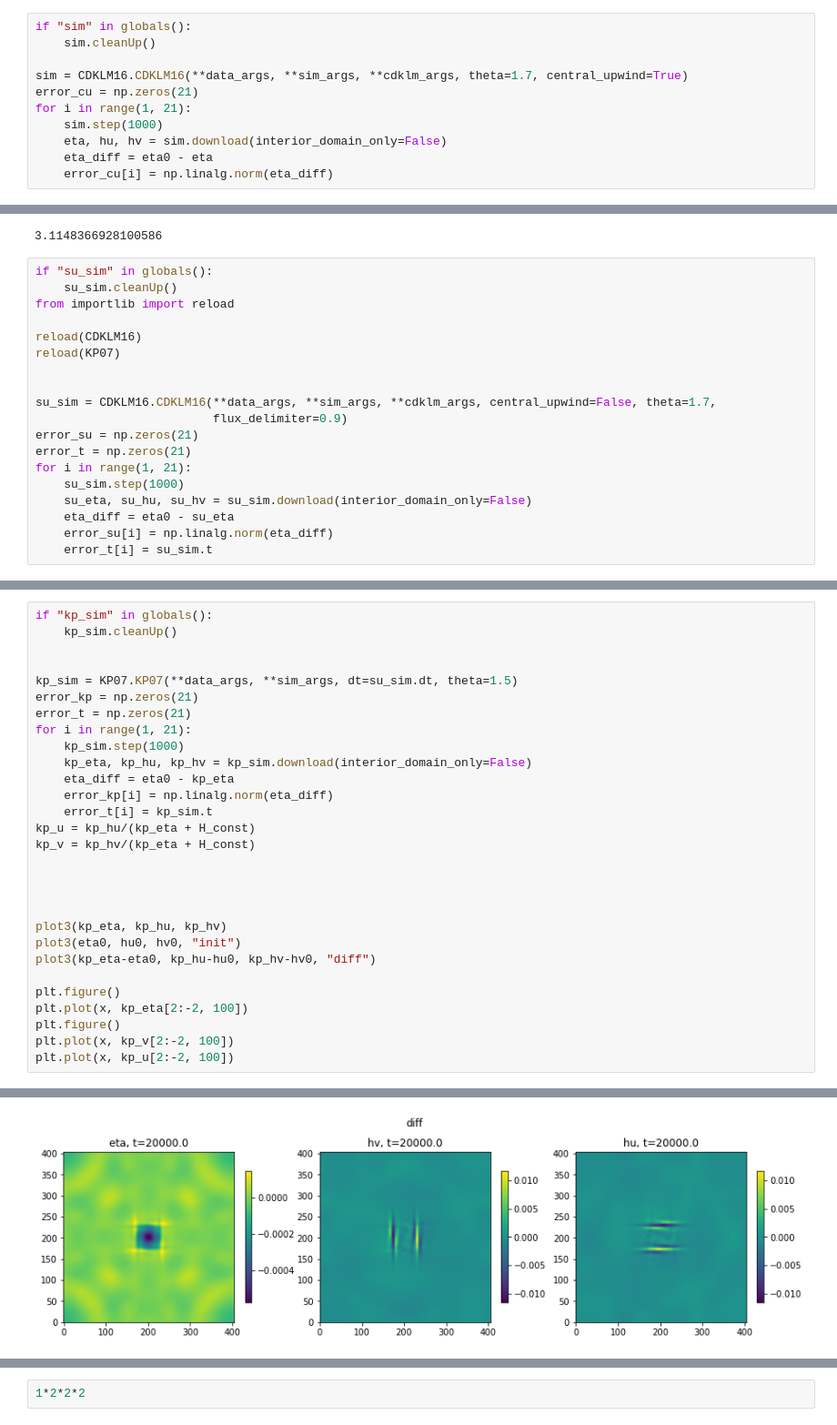
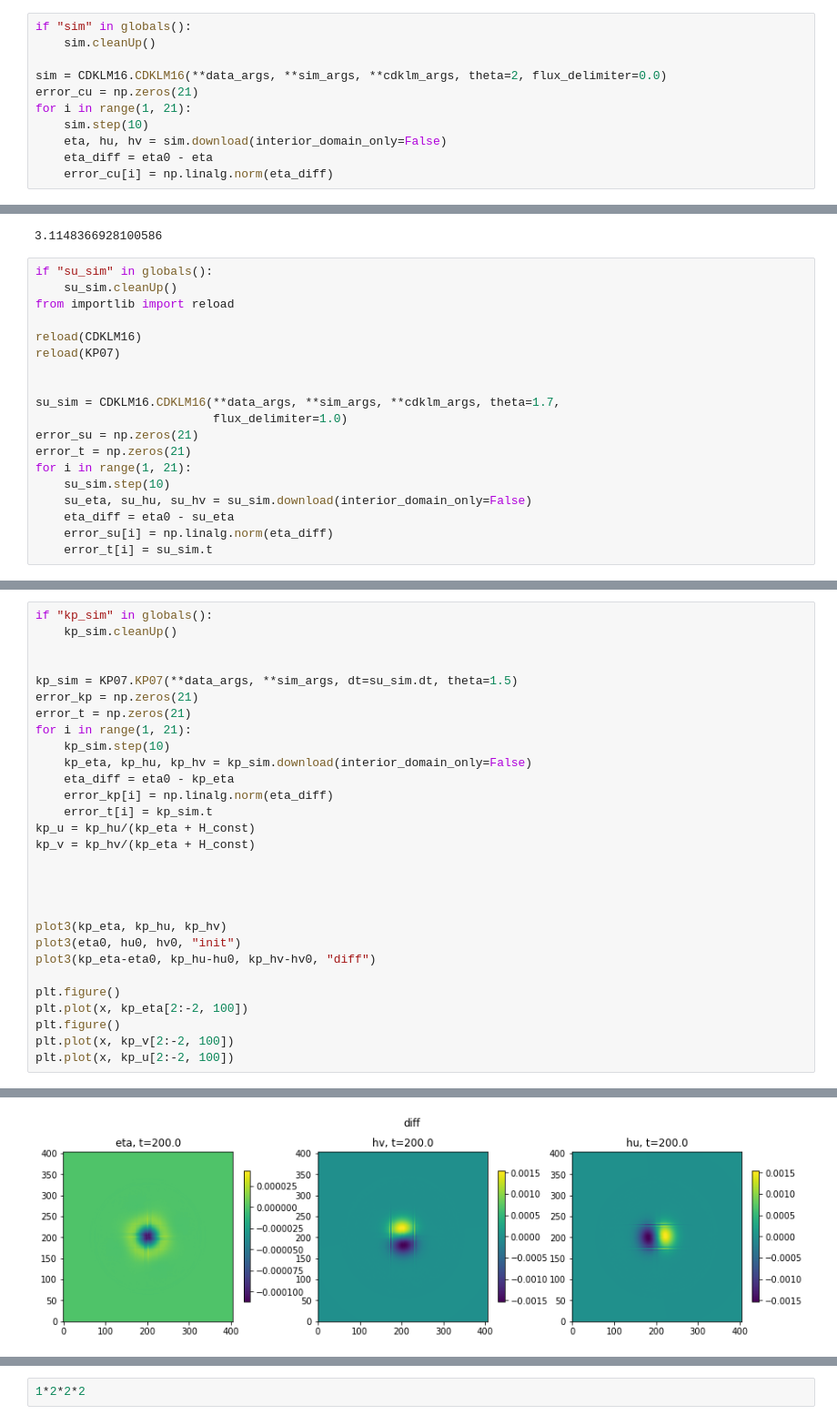
Before and after one commit to havahol/miscGPUOcean, a Jupyter notebook: CDKLM-reproduction/myownsteadystate.ipynb, the cells around one changed output, grey strips where cells are left out. Shown: that part at 91% size. Drawn from its saved outputs; the diff is of its cells as text.

```diff
--- a/CDKLM-reproduction/myownsteadystate.ipynb
+++ b/CDKLM-reproduction/myownsteadystate.ipynb
@@ -204,10 +219,10 @@ plt.plot(x, hu0[2:-2, sim_args["nx"]//2 + 2])
 if "sim" in globals():
     sim.cleanUp()
 
-sim = CDKLM16.CDKLM16(**data_args, **sim_args, **cdklm_args, theta=1.7, central_upwind=True)
+sim = CDKLM16.CDKLM16(**data_args, **sim_args, **cdklm_args, theta=2, flux_delimiter=0.0)
 error_cu = np.zeros(21)
 for i in range(1, 21):
-    sim.step(1000)
+    sim.step(10)
     eta, hu, hv = sim.download(interior_domain_only=False)
     eta_diff = eta0 - eta
     error_cu[i] = np.linalg.norm(eta_diff)
@@ -268,12 +279,12 @@ reload(CDKLM16)
 reload(KP07)
 
 
-su_sim = CDKLM16.CDKLM16(**data_args, **sim_args, **cdklm_args, central_upwind=False, theta=1.7,
-                         flux_delimiter=0.9)
+su_sim = CDKLM16.CDKLM16(**data_args, **sim_args, **cdklm_args, theta=1.7,
+                         flux_delimiter=1.0)
 error_su = np.zeros(21)
 error_t = np.zeros(21)
 for i in range(1, 21):
-    su_sim.step(1000)
+    su_sim.step(10)
     su_eta, su_hu, su_hv = su_sim.download(interior_domain_only=False)
     eta_diff = eta0 - su_eta
     error_su[i] = np.linalg.norm(eta_diff)
@@ -313,7 +320,7 @@ kp_sim = KP07.KP07(**data_args, **sim_args, dt=su_sim.dt, theta=1.5)
 error_kp = np.zeros(21)
 error_t = np.zeros(21)
 for i in range(1, 21):
-    kp_sim.step(1000)
+    kp_sim.step(10)
     kp_eta, kp_hu, kp_hv = kp_sim.download(interior_domain_only=False)
     eta_diff = eta0 - kp_eta
     error_kp[i] = np.linalg.norm(eta_diff)
@@ -340 +347 @@ plt.plot(x, kp_u[2:-2, 100])
-[figure, old version]
+[figure, new version]
```
Also changed, not shown: parts of 8 cells of this notebook.
